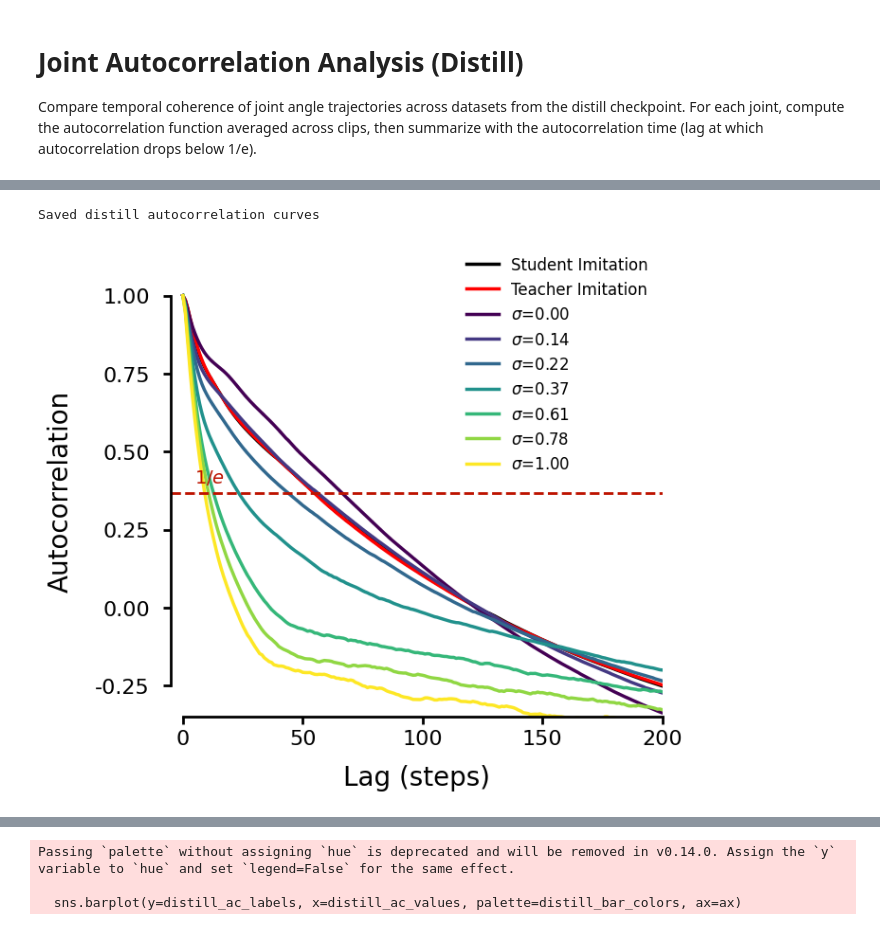
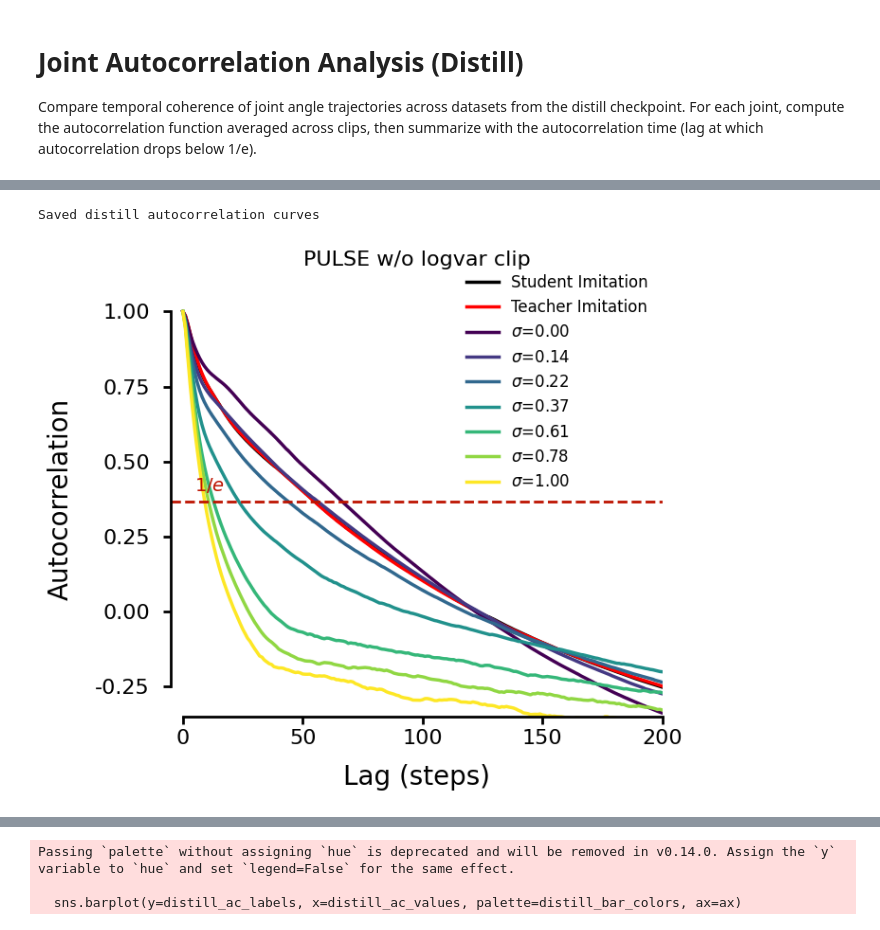
Before and after one commit to asirbu77/SCAMPER, a Jupyter notebook: notebooks/analysis/random_generation/autocorrelation.ipynb, the cells around one changed output, grey strips where cells are left out. Drawn from its saved outputs; the diff is of its cells as text; code cells hidden in the pictures.

```diff
--- a/notebooks/analysis/random_generation/autocorrelation.ipynb
+++ b/notebooks/analysis/random_generation/autocorrelation.ipynb
@@ -470,9 +481,10 @@ Detecting falls (skull z < 0) via FK...
 # %%
-# Compute per-clip autocorrelation for distill datasets
+# Compute per-clip autocorrelation for distill datasets (PULSE w/o logvar clip)
 distill_ac_stats = {}
 distill_ac_times = {}
 distill_ac_times_std = {}
 
+print("=== PULSE w/o logvar clip ===")
 for name in distill_ac_datasets:
     per_clip = compute_autocorrelation_per_clip(distill_ac_qpos[name], MAX_LAG, distill_valid_lengths[name])
     mean_curve = np.nanmean(per_clip, axis=0)
@@ -487,4 +499,25 @@ for name in distill_ac_datasets:
 
     label = distill_ac_label_map.get(name, name)
     print(f"{label}: autocorrelation time = {distill_ac_times[name]} +/- {distill_ac_times_std[name]:.1f} steps")
+
+# Compute per-clip autocorrelation for clamp datasets (PULSE w/ logvar clip)
+clamp_ac_stats = {}
+clamp_ac_times = {}
+clamp_ac_times_std = {}
+
+print("\n=== PULSE w/ logvar clip ===")
+for name in clamp_ac_datasets:
+    per_clip = compute_autocorrelation_per_clip(clamp_ac_qpos[name], MAX_LAG, clamp_valid_lengths[name])
+    mean_curve = np.nanmean(per_clip, axis=0)
+    std_curve = np.nanstd(per_clip, axis=0)
+
+    clamp_ac_stats[name] = {"mean": mean_curve, "std": std_curve}
+    clamp_ac_times[name] = autocorrelation_time(mean_curve)
+
+    valid_mask = ~np.isnan(per_clip[:, 0])
+    per_clip_times = np.array([autocorrelation_time(c) for c in per_clip[valid_mask]])
+    clamp_ac_times_std[name] = per_clip_times.std() if len(per_clip_times) > 0 else 0.0
+
+    label = distill_ac_label_map.get(name, name)
+    print(f"{label}: autocorrelation time = {clamp_ac_times[name]} +/- {clamp_ac_times_std[name]:.1f} steps")
 # %% [output]
@@ -543,31 +588,32 @@ ax.set_ylim(-0.35, 1.1)
 ax.set_xlim(-5, MAX_LAG)
 
 base_yticks = [-0.25, 0.0, 0.25, 0.5, 0.75, 1.0]
 ax.set_yticks(base_yticks)
 ax.set_yticklabels([f"{t:.2f}" for t in base_yticks])
 
 sns.despine(ax=ax)
 
 xticks = ax.get_xticks()
 xlim = ax.get_xlim()
 xticks = [t for t in xticks if xlim[0] <= t <= xlim[1]]
 ax.spines["bottom"].set_bounds(xticks[0], xticks[-1])
 ax.spines["left"].set_bounds(base_yticks[0], base_yticks[-1])
 
 for spine in ["left", "bottom"]:
     ax.spines[spine].set_linewidth(2)
 
 ax.axhline(1.0 / np.e, color=red_color, linestyle="--", alpha=1.0, linewidth=2)
 ax.text(5, 1.0 / np.e + 0.02, "$1/e$", color=red_color, fontsize=14, va="bottom")
 
 ax.legend(fontsize=12, frameon=False, loc="upper right", bbox_to_anchor=(1.0, 1.05))
+ax.set_title("PULSE w/o logvar clip", fontsize=16, pad=12)
 
 plt.tight_layout()
 SAVE_DIR.mkdir(parents=True, exist_ok=True)
 for fmt in ("pdf", "svg", "png"):
     fig.savefig(SAVE_DIR / f"autocorrelation_curves_distill.{fmt}", bbox_inches="tight", dpi=150)
 print(f"Saved distill autocorrelation curves")
 plt.show()
 # %% [output]
 Saved distill autocorrelation curves
-[figure, old version]
+[figure, new version]
```
Also changed, not shown: parts of 9 cells of this notebook.
